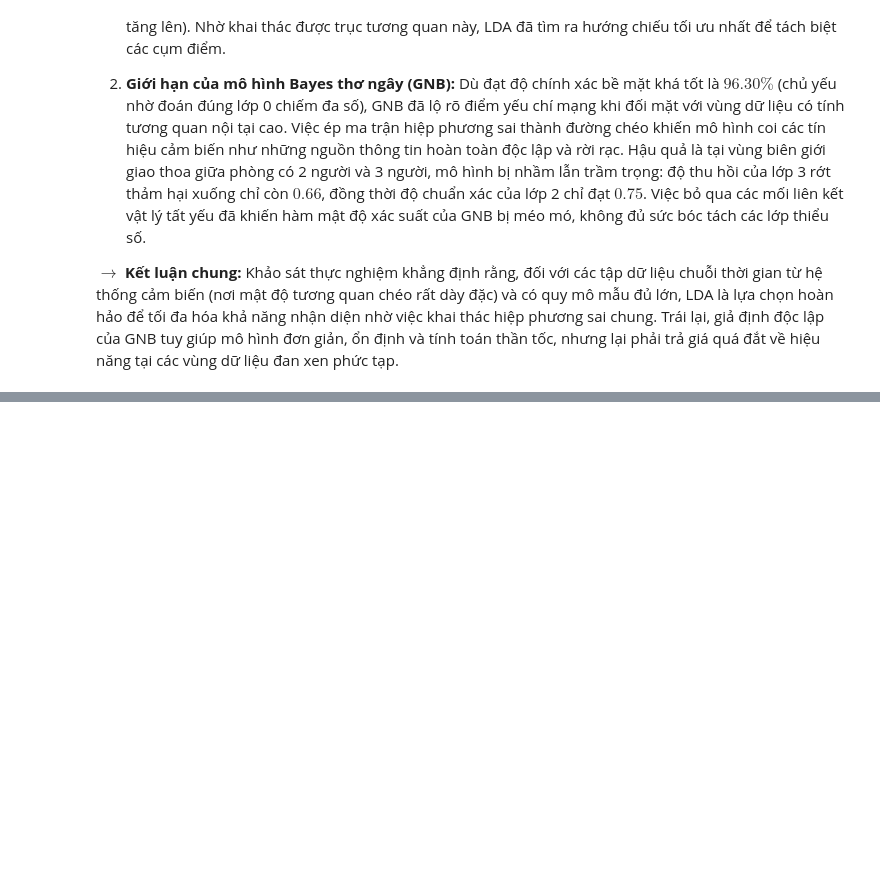
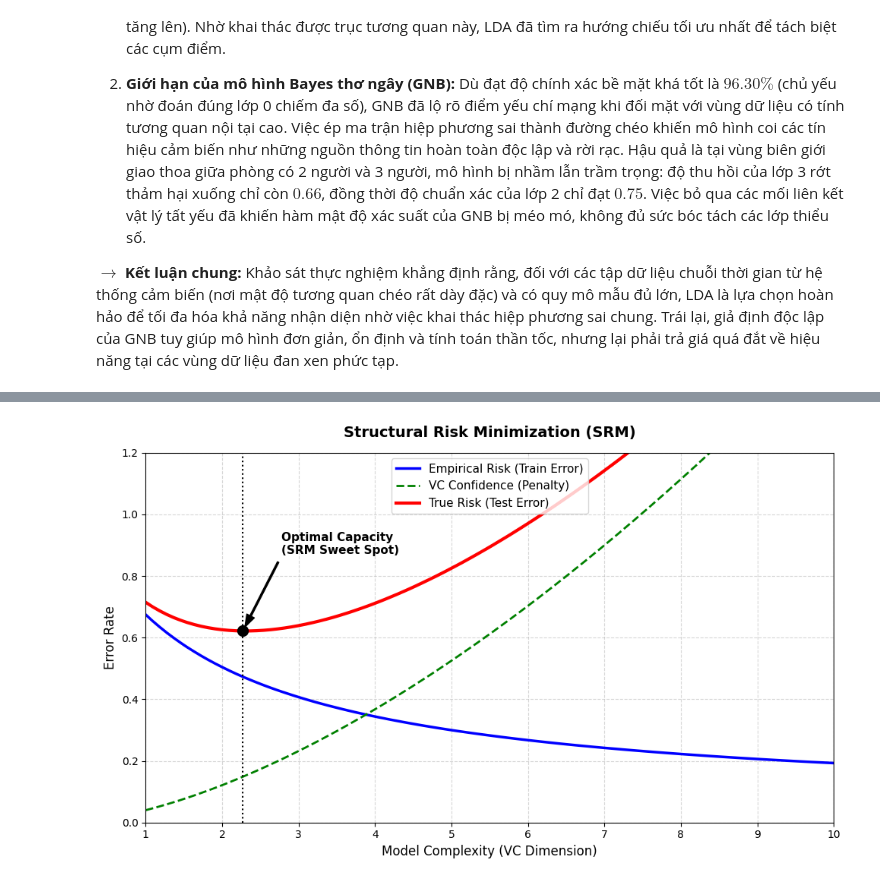
Before and after one commit to ThanhChuong12/Supervised-Learning-Regression-Classification, a Jupyter notebook: code/Part2_Classification/03_advanced_bonus_experiments.ipynb, the cells around one changed output, grey strips where cells are left out. Cells and saved outputs as stored; diff of their text form; code cells hidden in the pictures; blank space fills up the shorter version.

Commit message:
add VC dimension

```diff
--- a/code/Part2_Classification/03_advanced_bonus_experiments.ipynb
+++ b/code/Part2_Classification/03_advanced_bonus_experiments.ipynb
@@ -241,0 +272,45 @@ $\rightarrow$ **Kết luận chung:** Khảo sát thực nghiệm khẳng địn
+# %%
+# Array representing model complexity like VC dimension
+model_complexity = np.linspace(1, 10, 100)
+
+# Simulate empirical risk decreasing as complexity increases
+empirical_risk = 1.0 / (0.6 * model_complexity + 1) + 0.05
+
+# Simulate VC confidence bound increasing with complexity
+vc_confidence = 0.04 * (model_complexity ** 1.6)
+
+# True risk is bounded by empirical risk plus VC confidence
+true_risk = empirical_risk + vc_confidence
+
+# Find the optimal complexity point minimizing the true risk
+optimal_idx = np.argmin(true_risk)
+opt_complexity = model_complexity[optimal_idx]
+opt_risk = true_risk[optimal_idx]
+
+plt.figure(figsize=(10, 6))
+
+# Plot the three fundamental curves
+plt.plot(model_complexity, empirical_risk, 'b-', linewidth=2.5, label='Empirical Risk (Train Error)')
+plt.plot(model_complexity, vc_confidence, 'g--', linewidth=2, label='VC Confidence (Penalty)')
+plt.plot(model_complexity, true_risk, 'r-', linewidth=3, label='True Risk (Test Error)')
+
+# Mark the optimal SRM sweet spot
+plt.axvline(x=opt_complexity, color='black', linestyle=':', linewidth=1.5)
+plt.scatter(opt_complexity, opt_risk, color='black', s=100, zorder=5)
+plt.annotate('Optimal Capacity\n(SRM Sweet Spot)',
+             xy=(opt_complexity, opt_risk),
+             xytext=(opt_complexity + 0.5, opt_risk + 0.25),
+             arrowprops=dict(facecolor='black', shrink=0.05, width=1.5, headwidth=8),
+             fontsize=11, fontweight='bold')
+
+plt.title('Structural Risk Minimization (SRM)', fontsize=14, fontweight='bold', pad=15)
+plt.xlabel('Model Complexity (VC Dimension)', fontsize=12)
+plt.ylabel('Error Rate', fontsize=12)
+plt.xlim(1, 10)
+plt.ylim(0, 1.2)
+plt.grid(True, linestyle='--', alpha=0.5)
+plt.legend(loc='upper center', fontsize=11)
+plt.tight_layout()
+plt.show()
+# %% [output]
+[figure, added]
```
Also changed, not shown: parts of 8 cells of this notebook.
